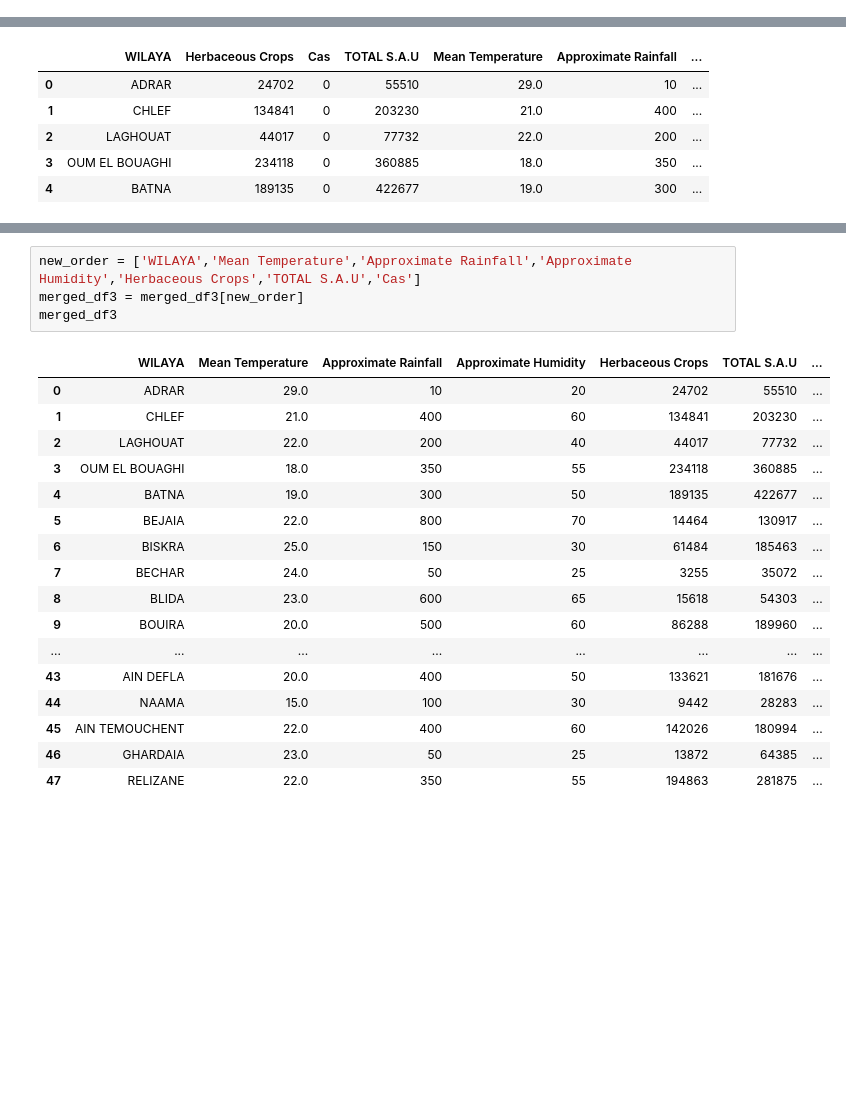
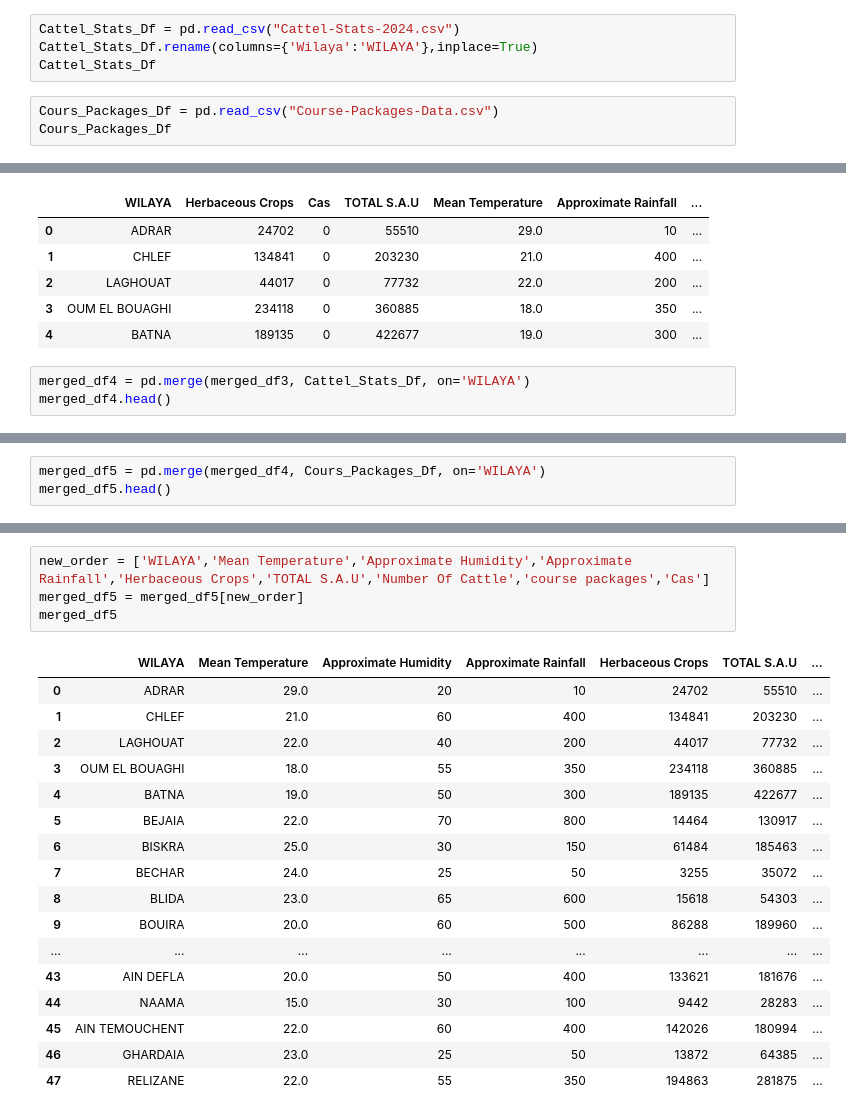
Before and after one commit to Mouadh-Bourezg/DataMiningProject, a Jupyter notebook: projectNotebook.ipynb, the cells around one changed output, grey strips where cells are left out. Cells and saved outputs as stored; diff of their text form; blank space fills up the shorter version.

Commit message:
finished data

```diff
--- a/projectNotebook.ipynb
+++ b/projectNotebook.ipynb
@@ -15,3 +15,10 @@ Total_SAU_Df
 # %%
 Environmental_Data_Df = pd.read_csv("Environmental-Data-2024.csv")
 Environmental_Data_Df
+# %%
+Cattel_Stats_Df = pd.read_csv("Cattel-Stats-2024.csv")
+Cattel_Stats_Df.rename(columns={'Wilaya':'WILAYA'},inplace=True)
+Cattel_Stats_Df
+# %%
+Cours_Packages_Df = pd.read_csv("Course-Packages-Data.csv")
+Cours_Packages_Df
@@ -234,3 +259,6 @@ merged_df3.head()
 | 2 | LAGHOUAT | 44017 | 0 | 77732 | 22.0 | 200 | ... |
 | 3 | OUM EL BOUAGHI | 234118 | 0 | 360885 | 18.0 | 350 | ... |
 | 4 | BATNA | 189135 | 0 | 422677 | 19.0 | 300 | ... |
+# %%
+merged_df4 = pd.merge(merged_df3, Cattel_Stats_Df, on='WILAYA')
+merged_df4.head()
@@ -236,0 +272,3 @@ merged_df3.head()
+# %%
+merged_df5 = pd.merge(merged_df4, Cours_Packages_Df, on='WILAYA')
+merged_df5.head()
@@ -237,22 +282,22 @@ merged_df3.head()
 # %%
-new_order = ['WILAYA','Mean Temperature','Approximate Rainfall','Approximate Humidity','Herbaceous Crops','TOTAL S.A.U','Cas']
-merged_df3 = merged_df3[new_order]
-merged_df3
+new_order = ['WILAYA','Mean Temperature','Approximate Humidity','Approximate Rainfall','Herbaceous Crops','TOTAL S.A.U','Number Of Cattle','course packages','Cas']
+merged_df5 = merged_df5[new_order]
+merged_df5
 # %% [output]
-|  | WILAYA | Mean Temperature | Approximate Rainfall | Approximate Humidity | Herbaceous Crops | TOTAL S.A.U | ... |
-| 0 | ADRAR | 29.0 | 10 | 20 | 24702 | 55510 | ... |
-| 1 | CHLEF | 21.0 | 400 | 60 | 134841 | 203230 | ... |
-| 2 | LAGHOUAT | 22.0 | 200 | 40 | 44017 | 77732 | ... |
-| 3 | OUM EL BOUAGHI | 18.0 | 350 | 55 | 234118 | 360885 | ... |
-| 4 | BATNA | 19.0 | 300 | 50 | 189135 | 422677 | ... |
-| 5 | BEJAIA | 22.0 | 800 | 70 | 14464 | 130917 | ... |
-| 6 | BISKRA | 25.0 | 150 | 30 | 61484 | 185463 | ... |
-| 7 | BECHAR | 24.0 | 50 | 25 | 3255 | 35072 | ... |
-| 8 | BLIDA | 23.0 | 600 | 65 | 15618 | 54303 | ... |
-| 9 | BOUIRA | 20.0 | 500 | 60 | 86288 | 189960 | ... |
+|  | WILAYA | Mean Temperature | Approximate Humidity | Approximate Rainfall | Herbaceous Crops | TOTAL S.A.U | ... |
+| 0 | ADRAR | 29.0 | 20 | 10 | 24702 | 55510 | ... |
+| 1 | CHLEF | 21.0 | 60 | 400 | 134841 | 203230 | ... |
+| 2 | LAGHOUAT | 22.0 | 40 | 200 | 44017 | 77732 | ... |
+| 3 | OUM EL BOUAGHI | 18.0 | 55 | 350 | 234118 | 360885 | ... |
+| 4 | BATNA | 19.0 | 50 | 300 | 189135 | 422677 | ... |
+| 5 | BEJAIA | 22.0 | 70 | 800 | 14464 | 130917 | ... |
+| 6 | BISKRA | 25.0 | 30 | 150 | 61484 | 185463 | ... |
+| 7 | BECHAR | 24.0 | 25 | 50 | 3255 | 35072 | ... |
+| 8 | BLIDA | 23.0 | 65 | 600 | 15618 | 54303 | ... |
+| 9 | BOUIRA | 20.0 | 60 | 500 | 86288 | 189960 | ... |
 | ... | ... | ... | ... | ... | ... | ... | ... |
-| 43 | AIN DEFLA | 20.0 | 400 | 50 | 133621 | 181676 | ... |
-| 44 | NAAMA | 15.0 | 100 | 30 | 9442 | 28283 | ... |
-| 45 | AIN TEMOUCHENT | 22.0 | 400 | 60 | 142026 | 180994 | ... |
-| 46 | GHARDAIA | 23.0 | 50 | 25 | 13872 | 64385 | ... |
-| 47 | RELIZANE | 22.0 | 350 | 55 | 194863 | 281875 | ... |
+| 43 | AIN DEFLA | 20.0 | 50 | 400 | 133621 | 181676 | ... |
+| 44 | NAAMA | 15.0 | 30 | 100 | 9442 | 28283 | ... |
+| 45 | AIN TEMOUCHENT | 22.0 | 60 | 400 | 142026 | 180994 | ... |
+| 46 | GHARDAIA | 23.0 | 25 | 50 | 13872 | 64385 | ... |
+| 47 | RELIZANE | 22.0 | 55 | 350 | 194863 | 281875 | ... |
```
Also changed, not shown: parts of 4 cells of this notebook, 1 other file.
